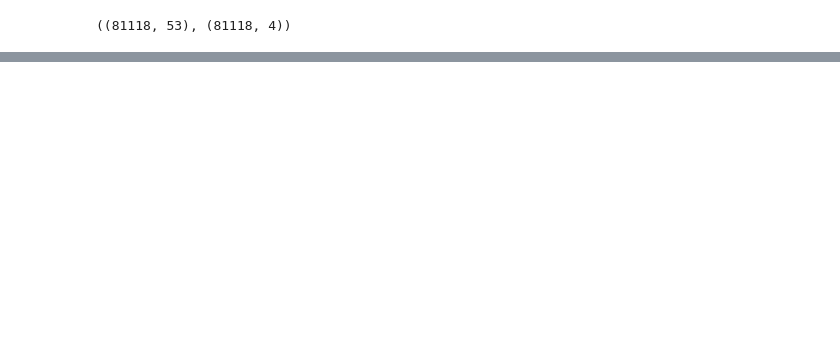
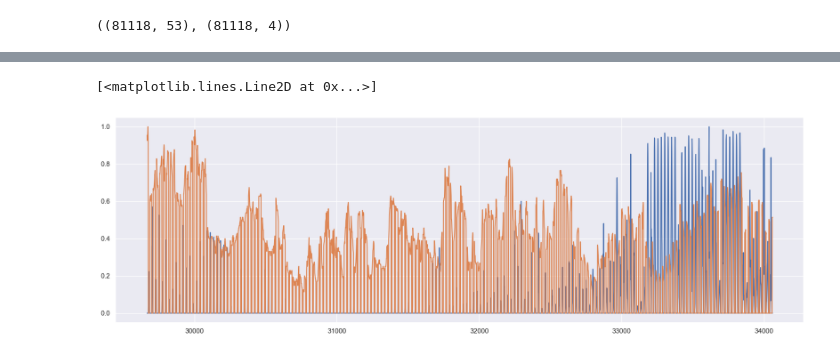
Before and after one commit to mathiasraa/tdt4173-forecasting, a Jupyter notebook: notebooks/xgboost_clean.ipynb, the cells around one changed output, grey strips where cells are left out. Saved outputs shown, nothing was run; the diff lists cells and outputs as text; code cells hidden in the pictures; blank space fills up the shorter version.

```diff
--- a/notebooks/xgboost_clean.ipynb
+++ b/notebooks/xgboost_clean.ipynb
@@ -98,0 +121,2 @@ plt.plot(y_test.index, prediction)
+# %%
+normalize = lambda x: (x - x.min()) / (x.max() - x.min())
@@ -98,0 +174,12 @@ plt.plot(y_test.index, prediction)
+# %%
+fig, ax = plt.subplots(figsize=(20, 6))
+
+plt.plot(y_test.index, normalize(y_test))
+# plt.plot(y_test.index, normalize(prediction))
+# plt.plot(y_test.index, normalize(X_test["clear_sky_energy_1h:J"]))
+# plt.plot(y_test.index, normalize(X_test["direct_rad:W"]))
+plt.plot(y_test.index, normalize((X_test["absolute_humidity_2m:gm3"]) / (1+ X_test["clear_sky_energy_1h:J"])))
+# plt.plot(y_test.index, normalize(X_test["clear_sky_energy_1h:J"]) * (1 - normalize((X_test["effective_cloud_cover:p"])**2)))
+# %% [output]
+[<matplotlib.lines.Line2D at 0x...>]
+[figure, added]
```
Also changed, not shown: parts of 12 cells of this notebook, 18 other files.
